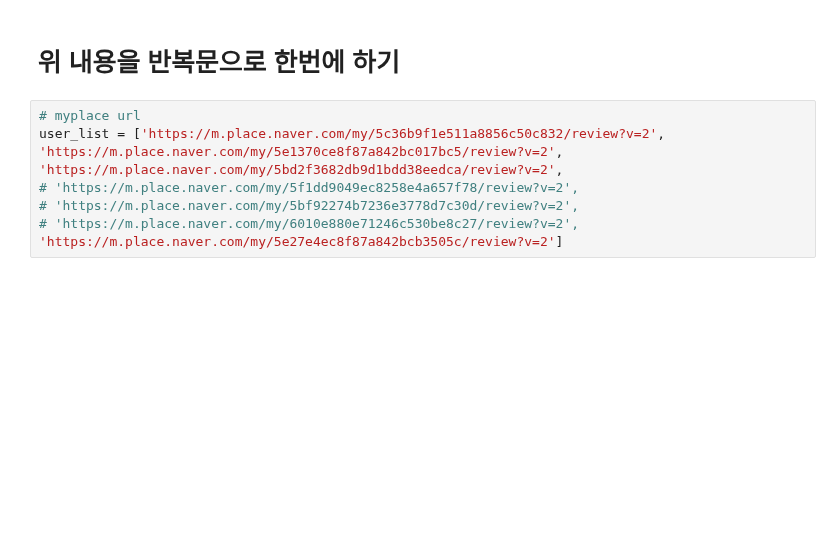
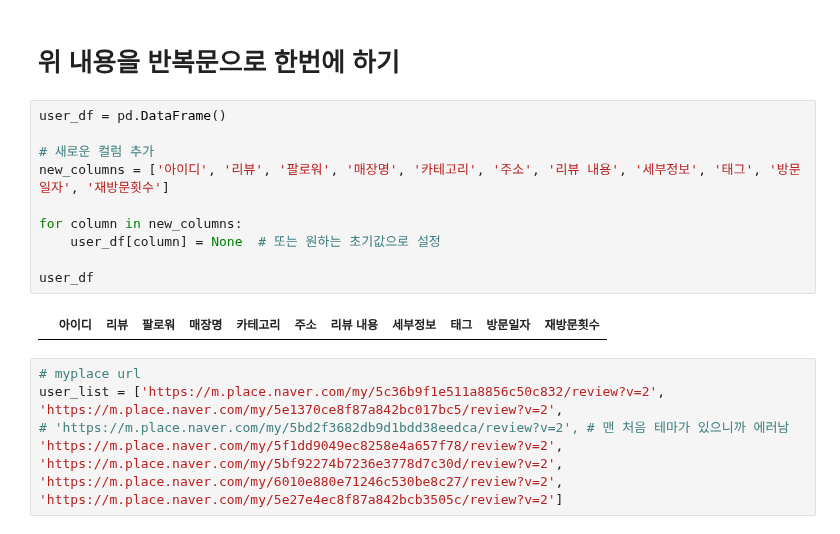
Before and after one commit to Lunch-Lab/data, a Jupyter notebook: naver_user_scraping.ipynb, the cells around one changed output. Saved outputs shown, nothing was run; the diff lists cells and outputs as text; blank space fills up the shorter version.

```diff
--- a/naver_user_scraping.ipynb
+++ b/naver_user_scraping.ipynb
@@ -210,13 +203,25 @@ user_df
 # %% [markdown]
 # 위 내용을 반복문으로 한번에 하기
+# %%
+user_df = pd.DataFrame()
+
+# 새로운 컬럼 추가
+new_columns = ['아이디', '리뷰', '팔로워', '매장명', '카테고리', '주소', '리뷰 내용', '세부정보', '태그', '방문일자', '재방문횟수']
+
+for column in new_columns:
+    user_df[column] = None  # 또는 원하는 초기값으로 설정
+
+user_df
+# %% [output]
+|  | 아이디 | 리뷰 | 팔로워 | 매장명 | 카테고리 | 주소 | 리뷰 내용 | 세부정보 | 태그 | 방문일자 | 재방문횟수 |
 # %%
 # myplace url
 user_list = ['https://m.place.naver.com/my/5c36b9f1e511a8856c50c832/review?v=2',
 'https://m.place.naver.com/my/5e1370ce8f87a842bc017bc5/review?v=2',
-'https://m.place.naver.com/my/5bd2f3682db9d1bdd38eedca/review?v=2',
-# 'https://m.place.naver.com/my/5f1dd9049ec8258e4a657f78/review?v=2',
-# 'https://m.place.naver.com/my/5bf92274b7236e3778d7c30d/review?v=2',
-# 'https://m.place.naver.com/my/6010e880e71246c530be8c27/review?v=2',
+# 'https://m.place.naver.com/my/5bd2f3682db9d1bdd38eedca/review?v=2', # 맨 처음 테마가 있으니까 에러남
+'https://m.place.naver.com/my/5f1dd9049ec8258e4a657f78/review?v=2',
+'https://m.place.naver.com/my/5bf92274b7236e3778d7c30d/review?v=2',
+'https://m.place.naver.com/my/6010e880e71246c530be8c27/review?v=2',
 'https://m.place.naver.com/my/5e27e4ec8f87a842bcb3505c/review?v=2']
 # %%
 # webdriver_manager를 사용하여 ChromeDriver 다운로드 및 설정
```
Also changed, not shown: parts of 12 cells of this notebook, 2 other files.
